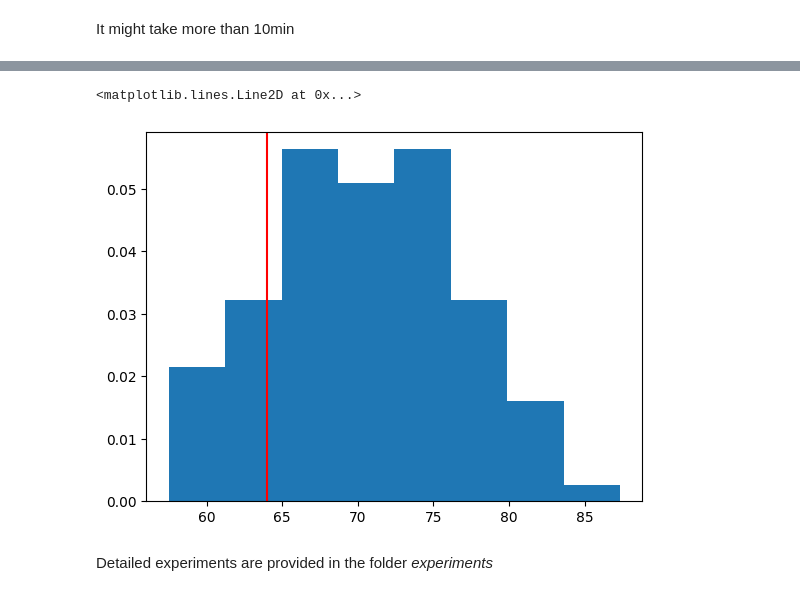
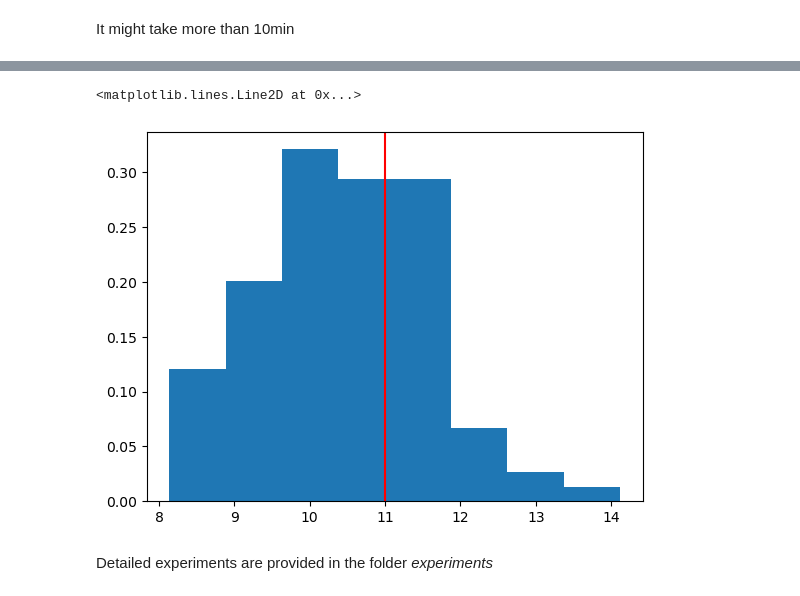
Before and after one commit to LorenzoRimella/BNP_DR, a Jupyter notebook: MCMC_tutorial.ipynb, the cells around one changed output, grey strips where cells are left out. Saved outputs shown, nothing was run; the diff lists cells and outputs as text; code cells hidden in the pictures.

```diff
--- a/MCMC_tutorial.ipynb
+++ b/MCMC_tutorial.ipynb
@@ -219,7 +221,7 @@ plt.axvline(x = 28, color = "red")
 # %%
-n = 5000
+n = 1000
 
-seed_to_use = 42+n
+seed_to_use = 42
 
 tf.random.set_seed((seed_to_use+n))
 np.random.seed((seed_to_use+n))
@@ -243,0 +248,10 @@ MCMC_iterations = 100
+# %%
+X_ij_full = tf.convert_to_tensor(np.load("data/structural_zeros/SZ_NY_X_ij_full.npy"), dtype = tf.int32)
+
+N = 953076
+
+batch_size = 2048
+
+n = 1000
+tau_in_data_1000 = step_tau_with_data(X_ij, one_n_j, X_ij_full[n:N,:], batch_size, N)
+print(r"n=5000 with $\tau$: ", tau_in_data_1000.numpy())
@@ -256,7 +272,7 @@ initialization_MCMC = tuple(elem[-1,...] for elem in output)
 
 seed_MCMC_before_tau, seed_MCMC_after_tau  = tfp.random.split_seed( seed_MCMC_after_start, n=2, salt='seed_MCMC_before_after_tau_'+str(n))
 
-before_tau_iterations = 19
+before_tau_iterations = 5
 seed_MCMC_before_tau_splitted  = tfp.random.split_seed( seed_MCMC_before_tau, n=before_tau_iterations, salt='seed_MCMC_before_tau_'+str(n))
 for i in range(before_tau_iterations):
 
@@ -347,7 +348,7 @@ initialization_MCMC = tuple(elem[-1,...] for elem in output)
 
 seed_MCMC_before_tau, seed_MCMC_after_tau  = tfp.random.split_seed( seed_MCMC_after_start, n=2, salt='seed_MCMC_before_after_tau_'+str(n))
 
-before_tau_iterations = 19
+before_tau_iterations = 5
 seed_MCMC_before_tau_splitted  = tfp.random.split_seed( seed_MCMC_before_tau, n=before_tau_iterations, salt='seed_MCMC_before_tau_'+str(n))
 for i in range(before_tau_iterations):
 
@@ -389,9 +382,9 @@ Tau Batch number 3
 Tau Batch number 4
 # %%
 plt.hist(tau_output[1], 8, density = True)
-plt.axvline(x = 64, color = "red")
+plt.axvline(x = 11, color = "red")
 # %% [output]
 <matplotlib.lines.Line2D at 0x...>
-[figure, old version]
+[figure, new version]
 # %% [markdown]
 Detailed experiments are provided in the folder _experiments_
```
Also changed, not shown: parts of 10 cells of this notebook, 1 other file.
